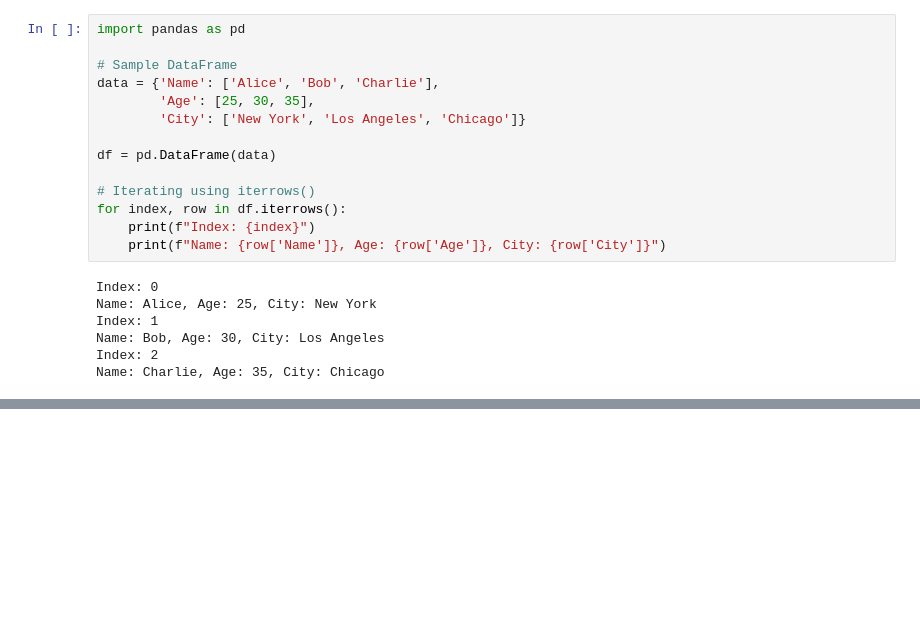
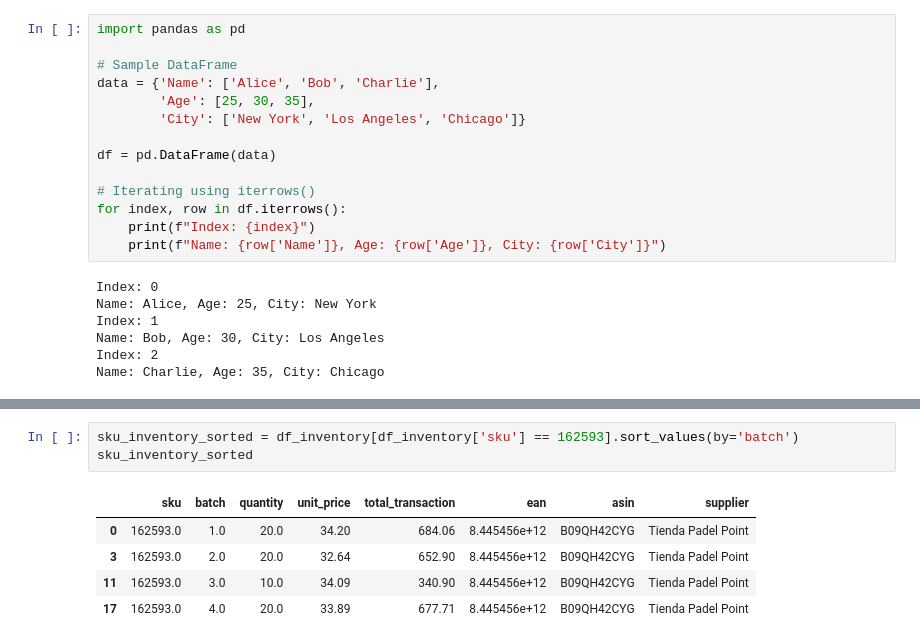
Before and after one commit to JulioValderrama/Padel_Oceania, a Jupyter notebook: data/Untitled.ipynb, the cells around one changed output, grey strips where cells are left out. Cells and saved outputs as stored; diff of their text form; blank space fills up the shorter version.

```diff
--- a/data/Untitled.ipynb
+++ b/data/Untitled.ipynb
@@ -173,0 +118,9 @@ TypeError: unsupported operand type(s) for +: 'int' and 'str'
+# %%
+sku_inventory_sorted = df_inventory[df_inventory['sku'] == 162593].sort_values(by='batch')
+sku_inventory_sorted
+# %% [output]
+|  | sku | batch | quantity | unit_price | total_transaction | ean | asin | supplier |
+| 0 | 162593.0 | 1.0 | 20.0 | 34.20 | 684.06 | 8.445456e+12 | B09QH42CYG | Tienda Padel Point |
+| 3 | 162593.0 | 2.0 | 20.0 | 32.64 | 652.90 | 8.445456e+12 | B09QH42CYG | Tienda Padel Point |
+| 11 | 162593.0 | 3.0 | 10.0 | 34.09 | 340.90 | 8.445456e+12 | B09QH42CYG | Tienda Padel Point |
+| 17 | 162593.0 | 4.0 | 20.0 | 33.89 | 677.71 | 8.445456e+12 | B09QH42CYG | Tienda Padel Point |
```
Also changed, not shown: parts of 6 cells of this notebook, 2 other files.
